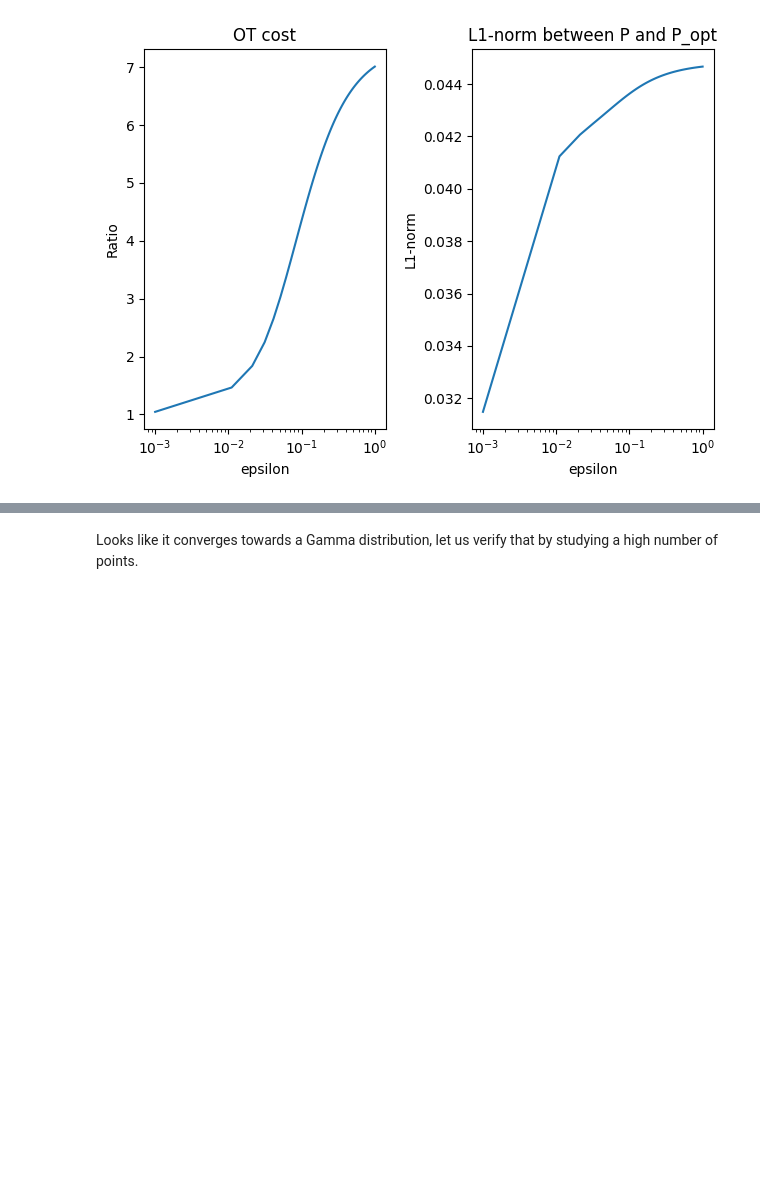
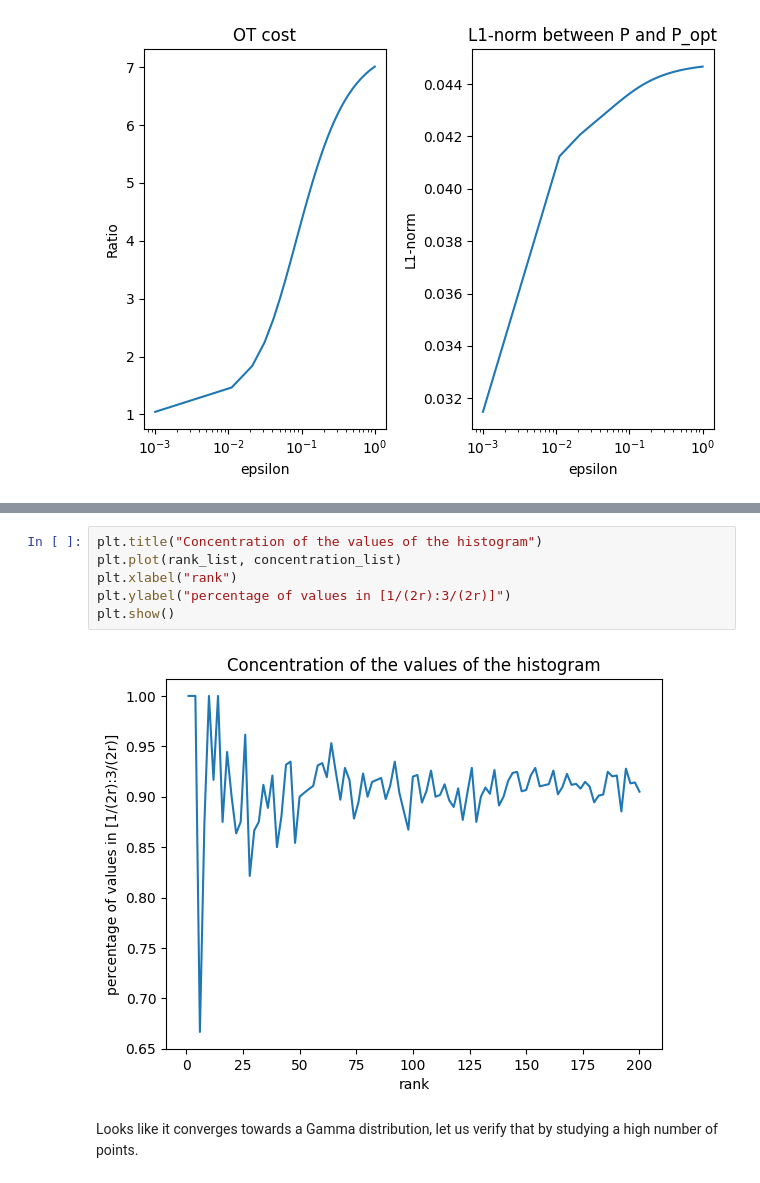
Before and after one commit to AuriantEmeric/OPT, a Jupyter notebook: gaussian_test.ipynb, the cells around one changed output, grey strips where cells are left out. Drawn from its saved outputs; the diff is of its cells as text; blank space fills up the shorter version.

```diff
--- a/gaussian_test.ipynb
+++ b/gaussian_test.ipynb
@@ -216,3 +228,11 @@ plt.show()
+# %%
+plt.title("Concentration of the values of the histogram")
+plt.plot(rank_list, concentration_list)
+plt.xlabel("rank")
+plt.ylabel("percentage of values in [1/(2r):3/(2r)]")
+plt.show()
+# %% [output]
+[figure, added]
 # %% [markdown]
 Looks like it converges towards a Gamma distribution, let us verify that by studying a high number of points.
 # %%
```
Also changed, not shown: parts of 6 cells of this notebook, 6 other files.
